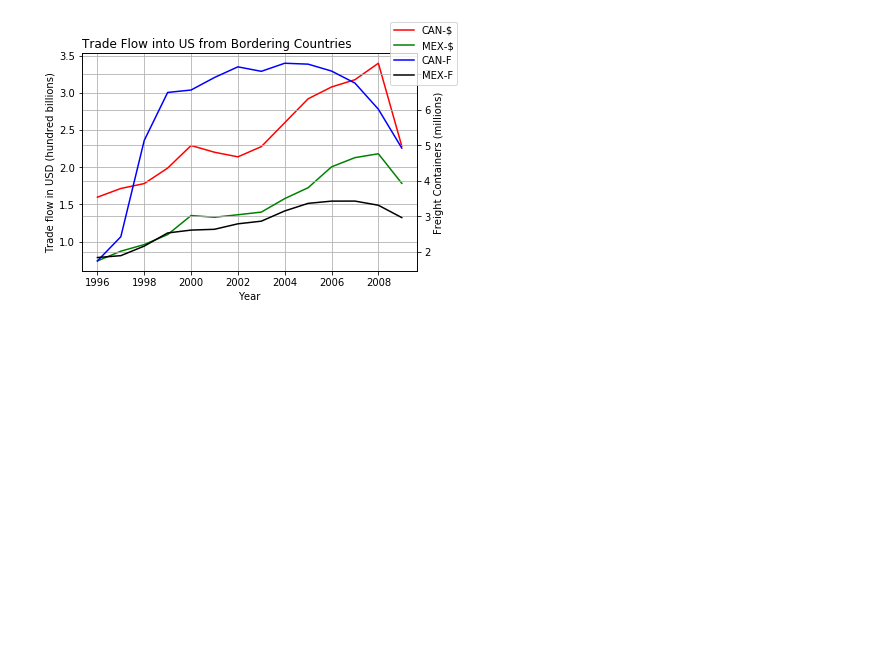
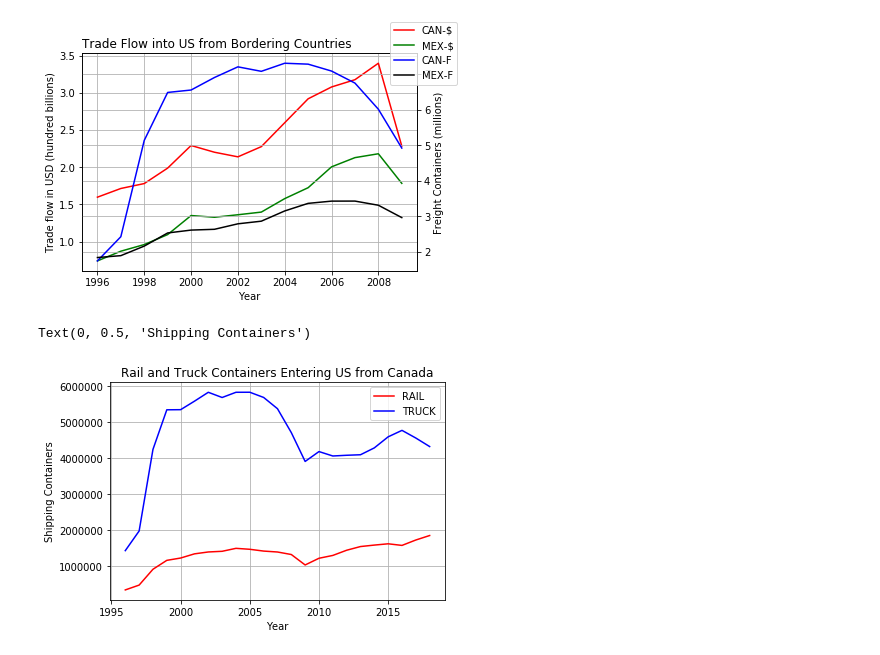
Before and after one commit to philipayazi/Project1_BorderEntries, a Jupyter notebook: Border_Entries_and _Trade.ipynb, the cells around one changed output. Drawn from its saved outputs; the diff is of its cells as text; code cells hidden in the pictures; blank space fills up the shorter version.

```diff
--- a/Border_Entries_and _Trade.ipynb
+++ b/Border_Entries_and _Trade.ipynb
@@ -147,3 +147,15 @@ fig.legend(loc = 'upper right')
 # %% [output]
 <matplotlib.legend.Legend at 0x...>
 [figure]
+# %%
+plt.plot(pivot_can['Rail Containers Full'], label = 'RAIL', color = 'red')
+plt.plot(pivot_can['Truck Containers Full'], label = 'TRUCK', color = 'blue')
+plt.grid()
+plt.legend()
+plt.title('Rail and Truck Containers Entering US from Canada')
+plt.xlabel('Year')
+plt.ylabel('Shipping Containers')
+#the biggest change observed after the enactment of NAFTA is the amount of freight arriving from Canada by truck
+# %% [output]
+Text(0, 0.5, 'Shipping Containers')
+[figure, added]
```
Also changed, not shown: parts of 2 cells of this notebook.
